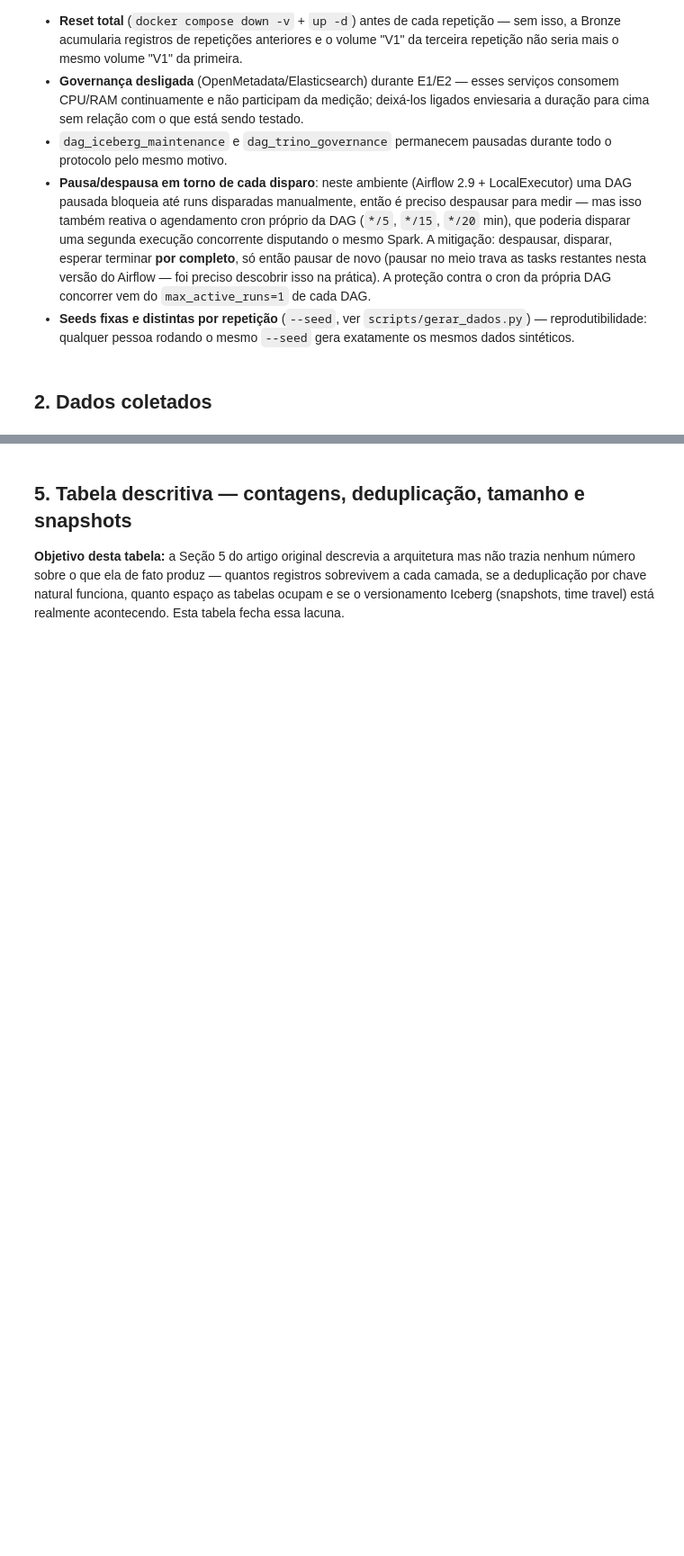
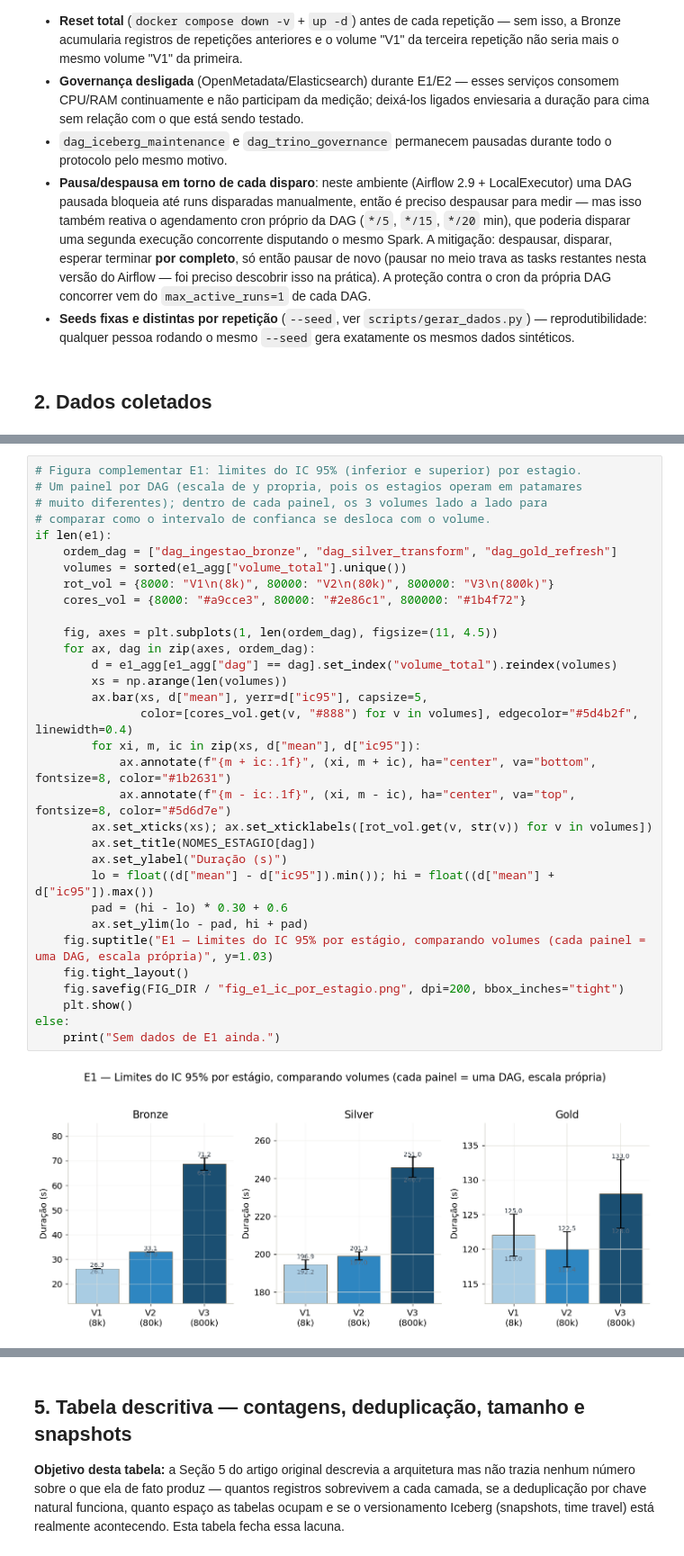
Before and after one commit to silvio-estat/ARTIGO_DLH, a Jupyter notebook: experimentos/sscad2026/relatorio_experimento.ipynb, the cells around one changed output, grey strips where cells are left out. Shown at 90% size. Drawn from its saved outputs; the diff is of its cells as text; blank space fills up the shorter version.

```diff
--- a/experimentos/sscad2026/relatorio_experimento.ipynb
+++ b/experimentos/sscad2026/relatorio_experimento.ipynb
@@ -288,0 +280,34 @@ else:
+# %%
+# Figura complementar E1: limites do IC 95% (inferior e superior) por estagio.
+# Um painel por DAG (escala de y propria, pois os estagios operam em patamares
+# muito diferentes); dentro de cada painel, os 3 volumes lado a lado para
+# comparar como o intervalo de confianca se desloca com o volume.
+if len(e1):
+    ordem_dag = ["dag_ingestao_bronze", "dag_silver_transform", "dag_gold_refresh"]
+    volumes = sorted(e1_agg["volume_total"].unique())
+    rot_vol = {8000: "V1\n(8k)", 80000: "V2\n(80k)", 800000: "V3\n(800k)"}
+    cores_vol = {8000: "#a9cce3", 80000: "#2e86c1", 800000: "#1b4f72"}
+
+    fig, axes = plt.subplots(1, len(ordem_dag), figsize=(11, 4.5))
+    for ax, dag in zip(axes, ordem_dag):
+        d = e1_agg[e1_agg["dag"] == dag].set_index("volume_total").reindex(volumes)
+        xs = np.arange(len(volumes))
+        ax.bar(xs, d["mean"], yerr=d["ic95"], capsize=5,
+               color=[cores_vol.get(v, "#888") for v in volumes], edgecolor="#5d4b2f", linewidth=0.4)
+        for xi, m, ic in zip(xs, d["mean"], d["ic95"]):
+            ax.annotate(f"{m + ic:.1f}", (xi, m + ic), ha="center", va="bottom", fontsize=8, color="#1b2631")
+            ax.annotate(f"{m - ic:.1f}", (xi, m - ic), ha="center", va="top", fontsize=8, color="#5d6d7e")
+        ax.set_xticks(xs); ax.set_xticklabels([rot_vol.get(v, str(v)) for v in volumes])
+        ax.set_title(NOMES_ESTAGIO[dag])
+        ax.set_ylabel("Duração (s)")
+        lo = float((d["mean"] - d["ic95"]).min()); hi = float((d["mean"] + d["ic95"]).max())
+        pad = (hi - lo) * 0.30 + 0.6
+        ax.set_ylim(lo - pad, hi + pad)
+    fig.suptitle("E1 — Limites do IC 95% por estágio, comparando volumes (cada painel = uma DAG, escala própria)", y=1.03)
+    fig.tight_layout()
+    fig.savefig(FIG_DIR / "fig_e1_ic_por_estagio.png", dpi=200, bbox_inches="tight")
+    plt.show()
+else:
+    print("Sem dados de E1 ainda.")
+# %% [output]
+[figure, added]
```
Also changed, not shown: parts of 27 cells of this notebook, 18 other files.
